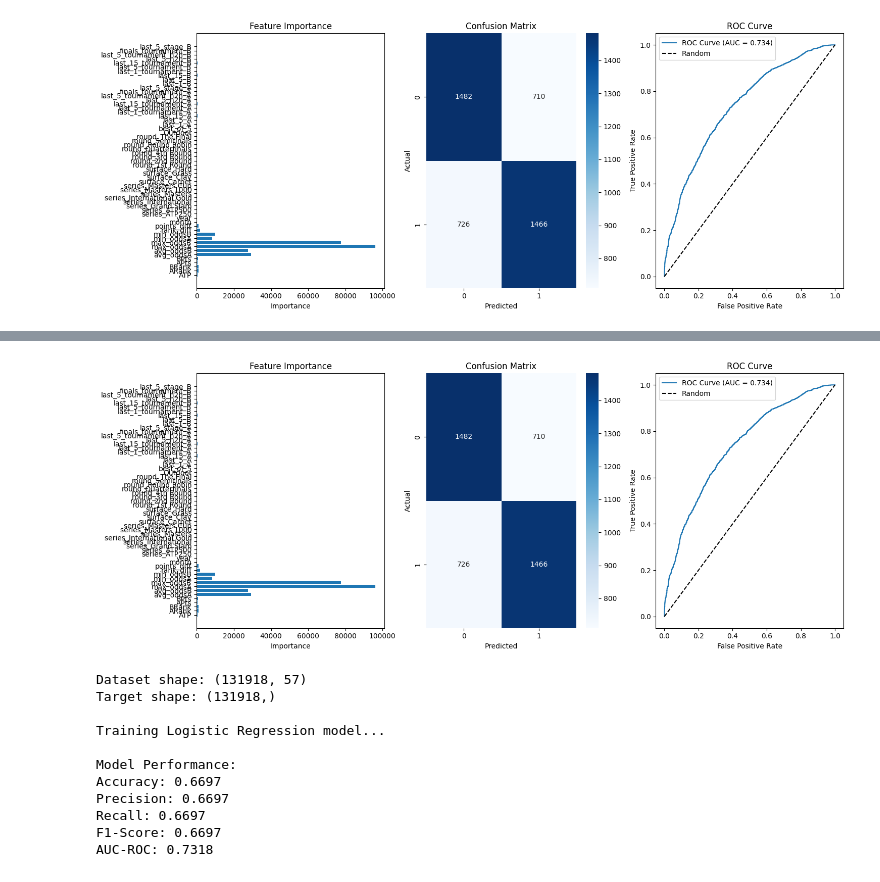
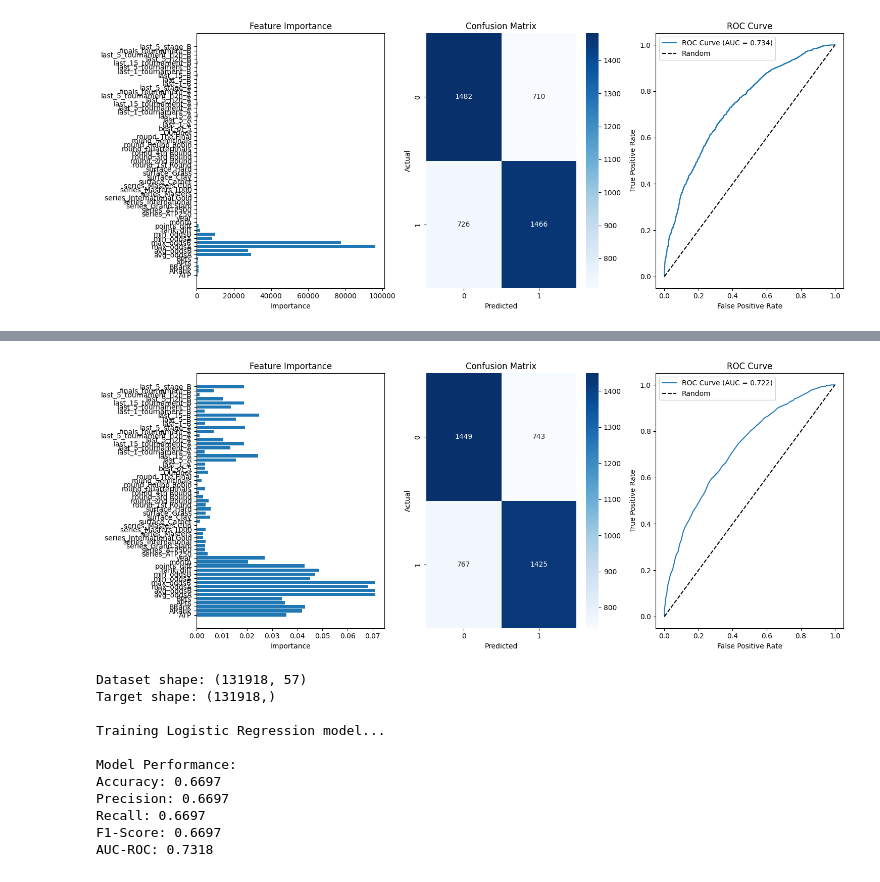
Before and after one commit to alperpamukcu/sports-predictor, a Jupyter notebook: notebooks/train.ipynb, the cells around one changed output, grey strips where cells are left out. Drawn from its saved outputs; the diff is of its cells as text; code cells hidden in the pictures.

Commit message:
add random forest

```diff
--- a/notebooks/train.ipynb
+++ b/notebooks/train.ipynb
@@ -213,48 +204,23 @@ Accuracy: 0.6724
 weighted avg       0.67      0.67      0.67      4384
 [figure]
 # %%
-# Create a simple demo dataset
-np.random.seed(42)
-n_samples = 1000
+# Train a Random Forest Classifier
+from sklearn.ensemble import RandomForestClassifier
+from sklearn.metrics import accuracy_score, precision_score, recall_score, f1_score, roc_auc_score, confusion_matrix, classification_report, roc_curve
+import numpy as np
 
-print(f"Dataset shape: {X.shape}")
-print(f"Target shape: {y.shape}")
+print("\nTraining Random Forest Classifier...")
+model = RandomForestClassifier(
+    n_estimators=100,
+    max_depth=None,
+    min_samples_split=2,
+    random_state=42,
+    n_jobs=-1
+)
+model.fit(X_train, y_train)
 
-
-# Create LightGBM datasets
-train_data = lgb.Dataset(X_train, label=y_train)
-test_data = lgb.Dataset(X_test, label=y_test, reference=train_data)
-
-# Set parameters for LightGBM
-params = {
-    'objective': 'binary',
-    'metric': 'binary_logloss',
-    'boosting_type': 'gbdt',
-    'num_leaves': 31,
-    'learning_rate': 0.05,
-    'feature_fraction': 0.9,
-    'bagging_fraction': 0.8,
-    'bagging_freq': 5,
-    'verbose': 0
-}
-
-# Train the model
-print("\nTraining LightGBM model...")
-model = lgb.train(
-    params,
-    train_data,
-    valid_sets=[test_data],
-    num_boost_round=100,
-    callbacks=[lgb.early_stopping(stopping_rounds=10)]
-)
-
-# Make predictions
-y_pred = model.predict(X_test, num_iteration=model.best_iteration)
-
-# Evaluate the model
-from sklearn.metrics import accuracy_score, precision_score, recall_score, f1_score, roc_auc_score, confusion_matrix, classification_report
-
-# Convert probabilities to binary predictions
+# Make predictions (probabilities for ROC/AUC, binary for metrics)
+y_pred = model.predict_proba(X_test)[:, 1]
 y_pred_binary = (y_pred > 0.5).astype(int)
 
 # Calculate metrics
@@ -275,7 +241,7 @@ print(f"\nClassification Report:")
 print(classification_report(y_test, y_pred_binary))
 
 # Plot feature importance
-feature_importance = model.feature_importance(importance_type='gain')
+feature_importance = model.feature_importances_
 feature_names = X.columns
 
 plt.figure(figsize=(15, 6))
@@ -293,7 +259,6 @@ plt.xlabel('Predicted')
 plt.ylabel('Actual')
 
 # Plot ROC curve
-from sklearn.metrics import roc_curve
 fpr, tpr, _ = roc_curve(y_test, y_pred)
 plt.subplot(1, 3, 3)
 plt.plot(fpr, tpr, label=f'ROC Curve (AUC = {auc:.3f})')
@@ -326,2 +292,2 @@ weighted avg       0.67      0.67      0.67      4384
-[figure, old version]
+[figure, new version]
 # %%
```
Also changed, not shown: parts of 4 cells of this notebook.
